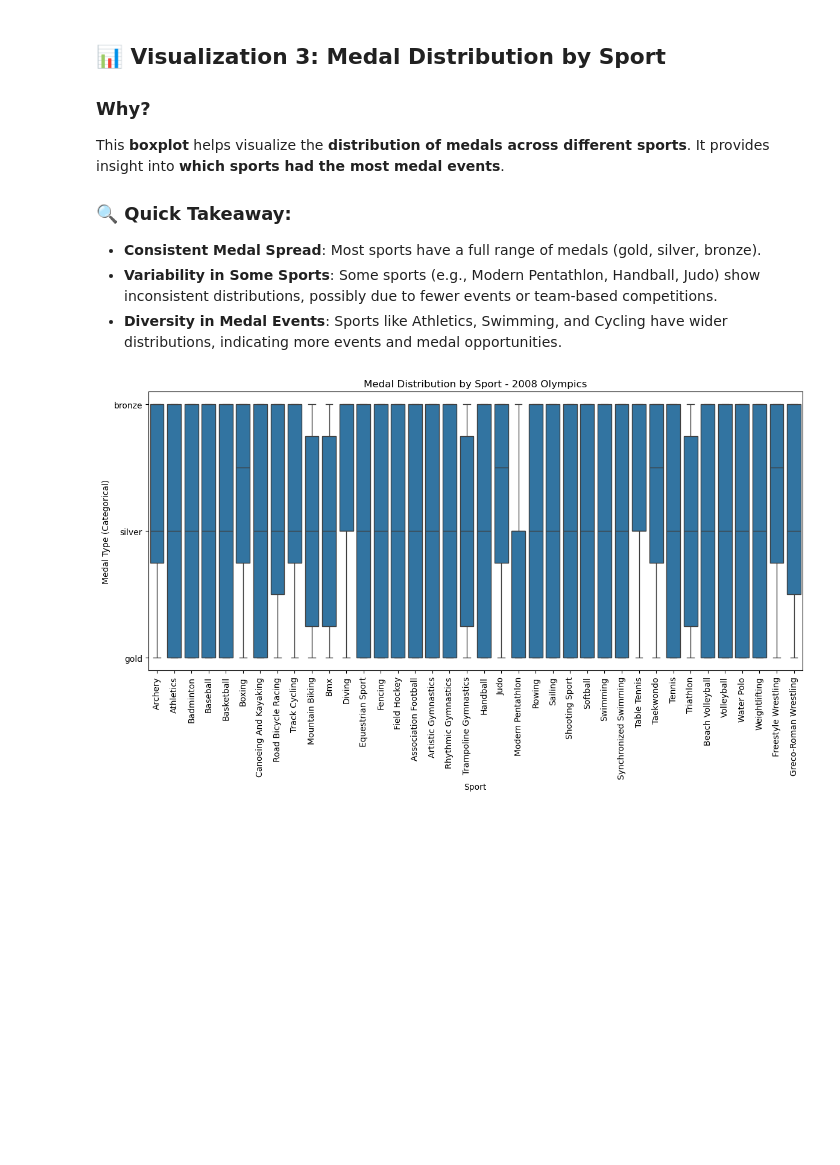
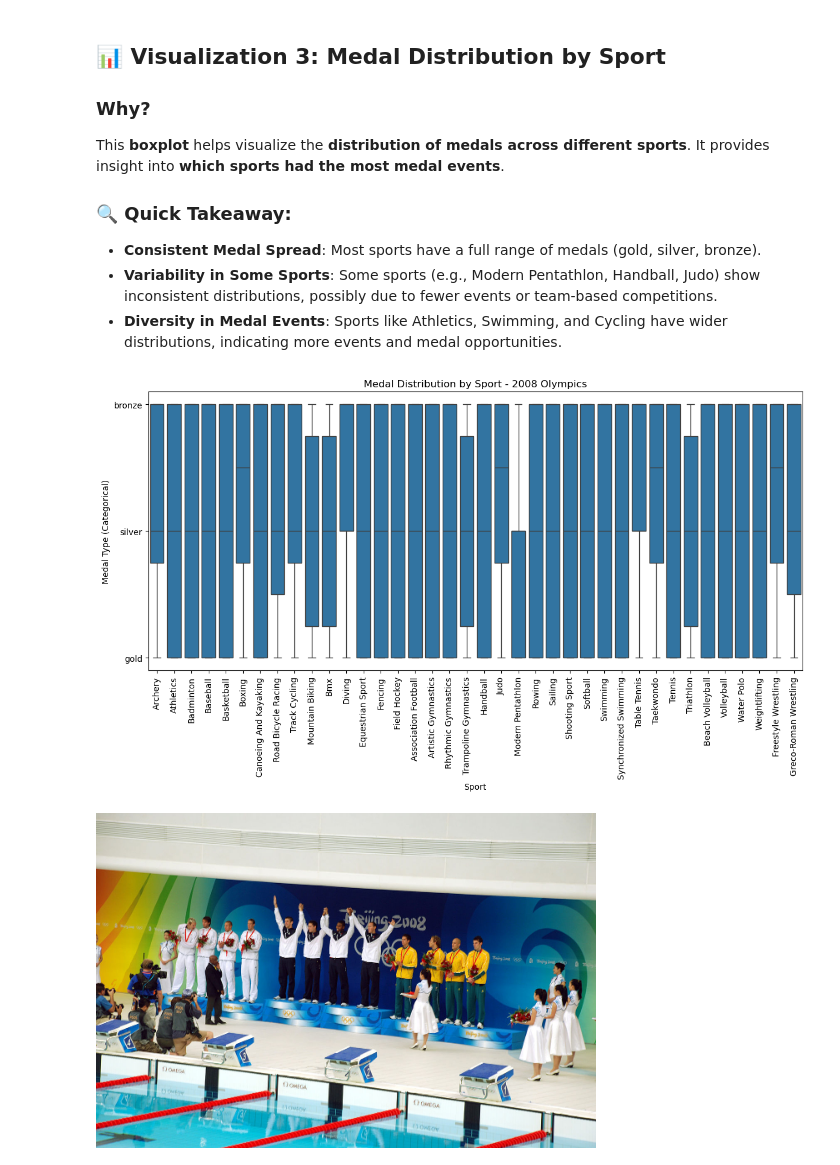
Before and after one commit to NDylee34/Lee-Python-Portfolio, a Jupyter notebook: TidyData-Project/main.ipynb, the cells around one changed output. Cells and saved outputs as stored; diff of their text form; code cells hidden in the pictures; blank space fills up the shorter version.

```diff
--- a/TidyData-Project/main.ipynb
+++ b/TidyData-Project/main.ipynb
@@ -204,11 +202,16 @@ This **boxplot** helps visualize the **distribution of medals across different s
 # %%
 # Count total medals per sport
 plt.figure(figsize=(14, 6))
 sns.boxplot(x="sport", y="medal", data=df_long)
 plt.xticks(rotation=90)
 plt.xlabel("Sport")
 plt.ylabel("Medal Type (Categorical)")
 plt.title("Medal Distribution by Sport - 2008 Olympics")
 plt.show()
+
+from IPython.display import Image
+Image("https://upload.wikimedia.org/wikipedia/commons/thumb/4/4a/Podium4x100mBeijing.jpg/1200px-Podium4x100mBeijing.jpg",
+      width = 500)
 # %% [output]
 [figure]
+[figure, added]
```
Also changed, not shown: parts of 2 cells of this notebook.
